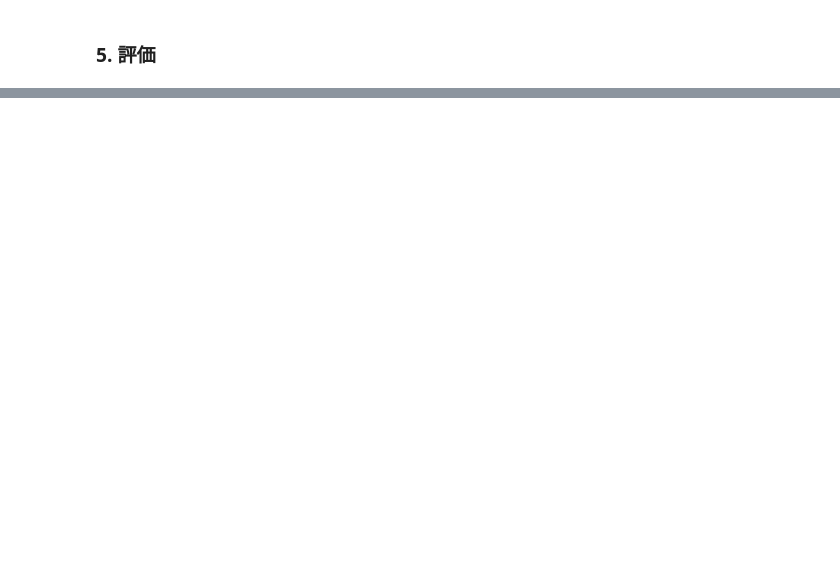
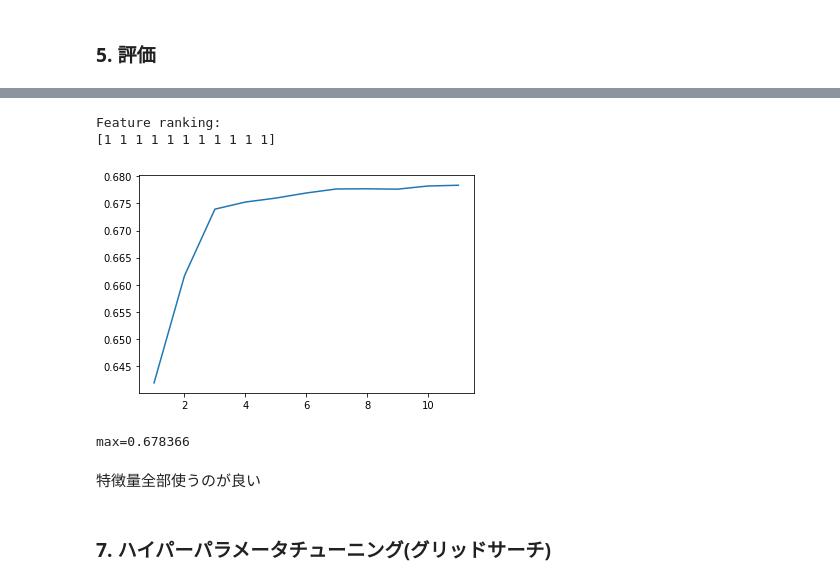
Before and after one commit to a-ozaki-a-ozaki-a-ozaki/KagawaAI_Homework, a Jupyter notebook: Day3_work_尾崎晃広.ipynb, the cells around one changed output, grey strips where cells are left out. Drawn from its saved outputs; the diff is of its cells as text; code cells hidden in the pictures; blank space fills up the shorter version.

```diff
--- a/Day3_work_尾崎晃広.ipynb
+++ b/Day3_work_尾崎晃広.ipynb
@@ -282,0 +392,13 @@ conf_mat
+# %%
+from sklearn.feature_selection import RFECV
+
+estimator = AdaBoostClassifier(DecisionTreeClassifier(max_depth=5,
+                                                    min_samples_leaf = 26,
+                                                    min_samples_split = 2,
+                                                    random_state=1234,
+                                                    criterion="gini"),
+                                                       n_estimators=22, random_state=1234)
+rfecv = RFECV(estimator, cv=3, scoring='accuracy')
+
+# fitで特徴選択を実行
+rfecv.fit(X_train, y_train)
@@ -282,0 +425,18 @@ conf_mat
+# %%
+# 特徴のランキングを表示（1が最も重要な特徴）
+print('Feature ranking: \n{}'.format(rfecv.ranking_))
+# %% [output]
+Feature ranking:
+[1 1 1 1 1 1 1 1 1 1 1]
+# %%
+# 特徴数とスコアの変化をプロット
+plt.plot(range(1, len(rfecv.grid_scores_) + 1), rfecv.grid_scores_)
+plt.show()
+print("max=%05f"%np.max(rfecv.grid_scores_))
+# %% [output]
+[figure, added]
+max=0.678366
+# %% [markdown]
+特徴量全部使うのが良い
+# %% [markdown]
+### 7. ハイパーパラメータチューニング(グリッドサーチ)
```
Also changed, not shown: parts of 23 cells of this notebook.
